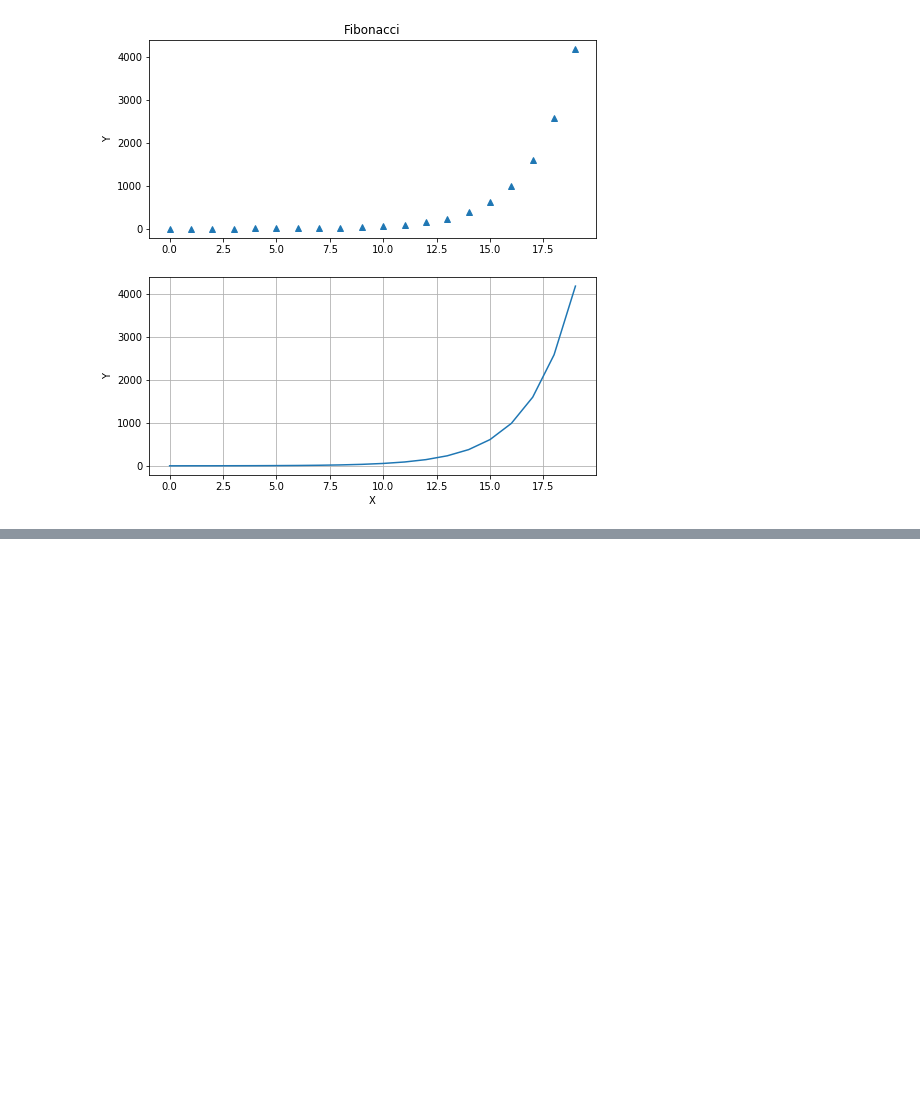
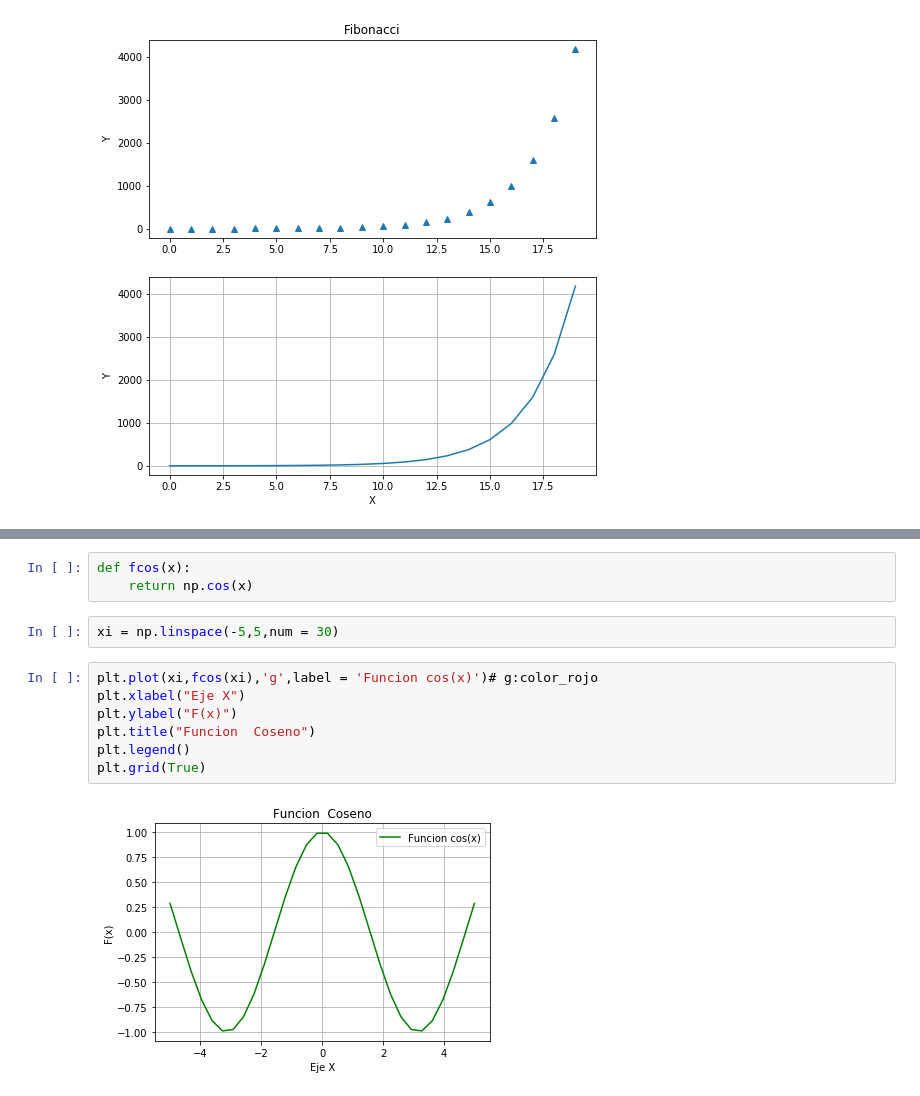
Before and after one commit to NoeMelo/DataMiningModels, a Jupyter notebook: Graficos/Graficos_Matplotlib.ipynb, the cells around one changed output, grey strips where cells are left out. Cells and saved outputs as stored; diff of their text form; blank space fills up the shorter version.

```diff
--- a/Graficos/Graficos_Matplotlib.ipynb
+++ b/Graficos/Graficos_Matplotlib.ipynb
@@ -70,0 +96,14 @@ plt.show()
+# %%
+def fcos(x):
+    return np.cos(x)
+# %%
+xi = np.linspace(-5,5,num = 30)
+# %%
+plt.plot(xi,fcos(xi),'g',label = 'Funcion cos(x)')# g:color_rojo
+plt.xlabel("Eje X")
+plt.ylabel("F(x)")
+plt.title("Funcion  Coseno")
+plt.legend()
+plt.grid(True)
+# %% [output]
+[figure, added]
```
Also changed, not shown: parts of 21 cells of this notebook, 2 other files.
